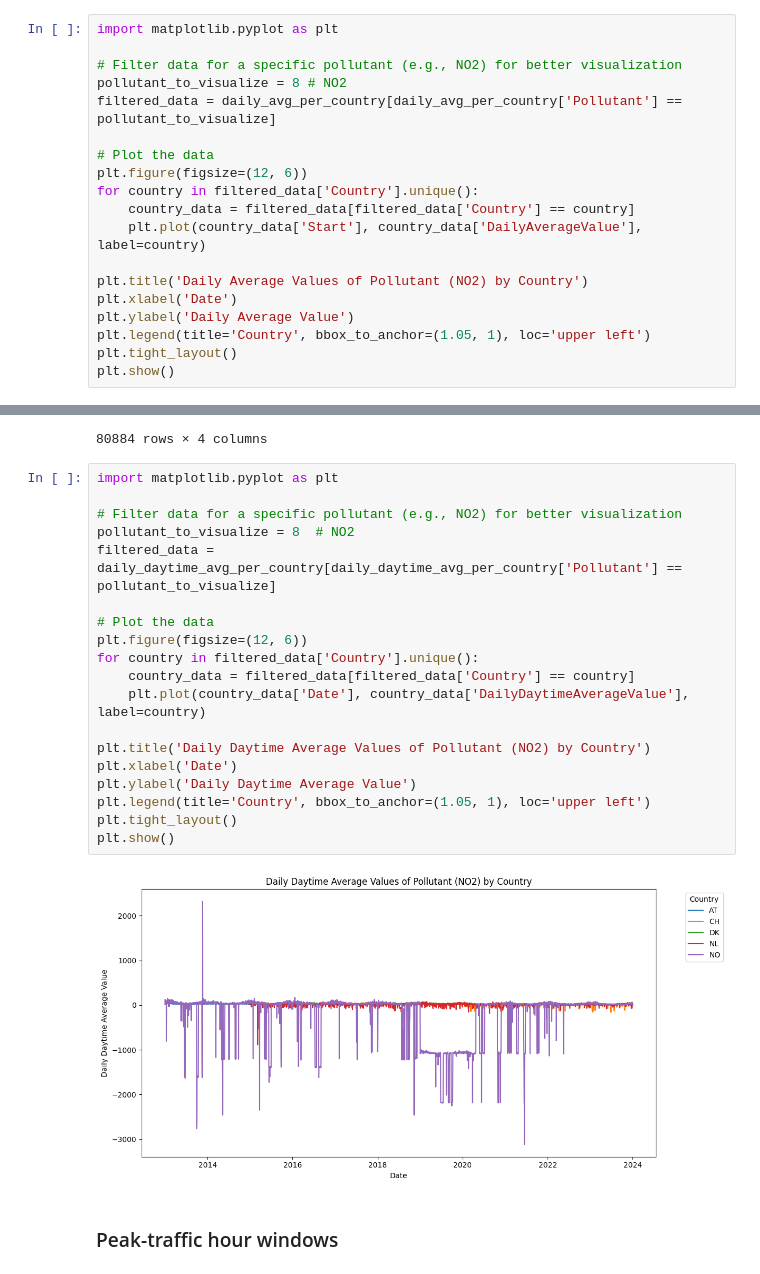
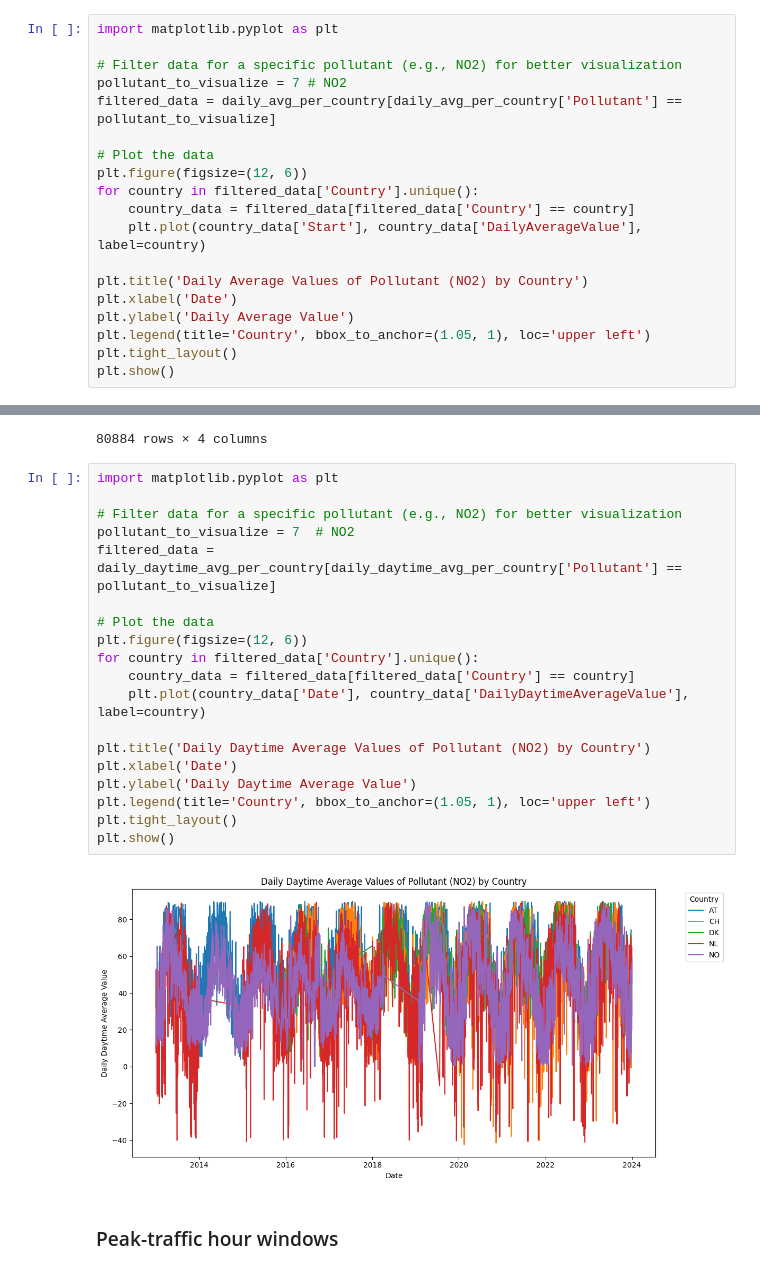
Before and after one commit to JskifterJ/DSML, a Jupyter notebook: src (source code)/data_processing.ipynb, the cells around one changed output, grey strips where cells are left out. Saved outputs shown, nothing was run; the diff lists cells and outputs as text.

```diff
--- a/src (source code)/data_processing.ipynb
+++ b/src (source code)/data_processing.ipynb
@@ -226,7 +256,7 @@ daily_avg_per_country
 import matplotlib.pyplot as plt
 
 # Filter data for a specific pollutant (e.g., NO2) for better visualization
-pollutant_to_visualize = 8 # NO2
+pollutant_to_visualize = 7 # NO2
 filtered_data = daily_avg_per_country[daily_avg_per_country['Pollutant'] == pollutant_to_visualize]
 
 # Plot the data
@@ -319,24 +349,24 @@ Name: DailyDaytimeAverageValue, dtype: float64
 # %%
 import matplotlib.pyplot as plt
 
 # Filter data for a specific pollutant (e.g., NO2) for better visualization
-pollutant_to_visualize = 8  # NO2
+pollutant_to_visualize = 7  # NO2
 filtered_data = daily_daytime_avg_per_country[daily_daytime_avg_per_country['Pollutant'] == pollutant_to_visualize]
 
 # Plot the data
 plt.figure(figsize=(12, 6))
 for country in filtered_data['Country'].unique():
     country_data = filtered_data[filtered_data['Country'] == country]
     plt.plot(country_data['Date'], country_data['DailyDaytimeAverageValue'], label=country)
 
 plt.title('Daily Daytime Average Values of Pollutant (NO2) by Country')
 plt.xlabel('Date')
 plt.ylabel('Daily Daytime Average Value')
 plt.legend(title='Country', bbox_to_anchor=(1.05, 1), loc='upper left')
 plt.tight_layout()
 plt.show()
 # %% [output]
-[figure, old version]
+[figure, new version]
 # %% [markdown]
 ### Peak-traffic hour windows
 # %%
```
Also changed, not shown: parts of 8 cells of this notebook, 1 other file.
